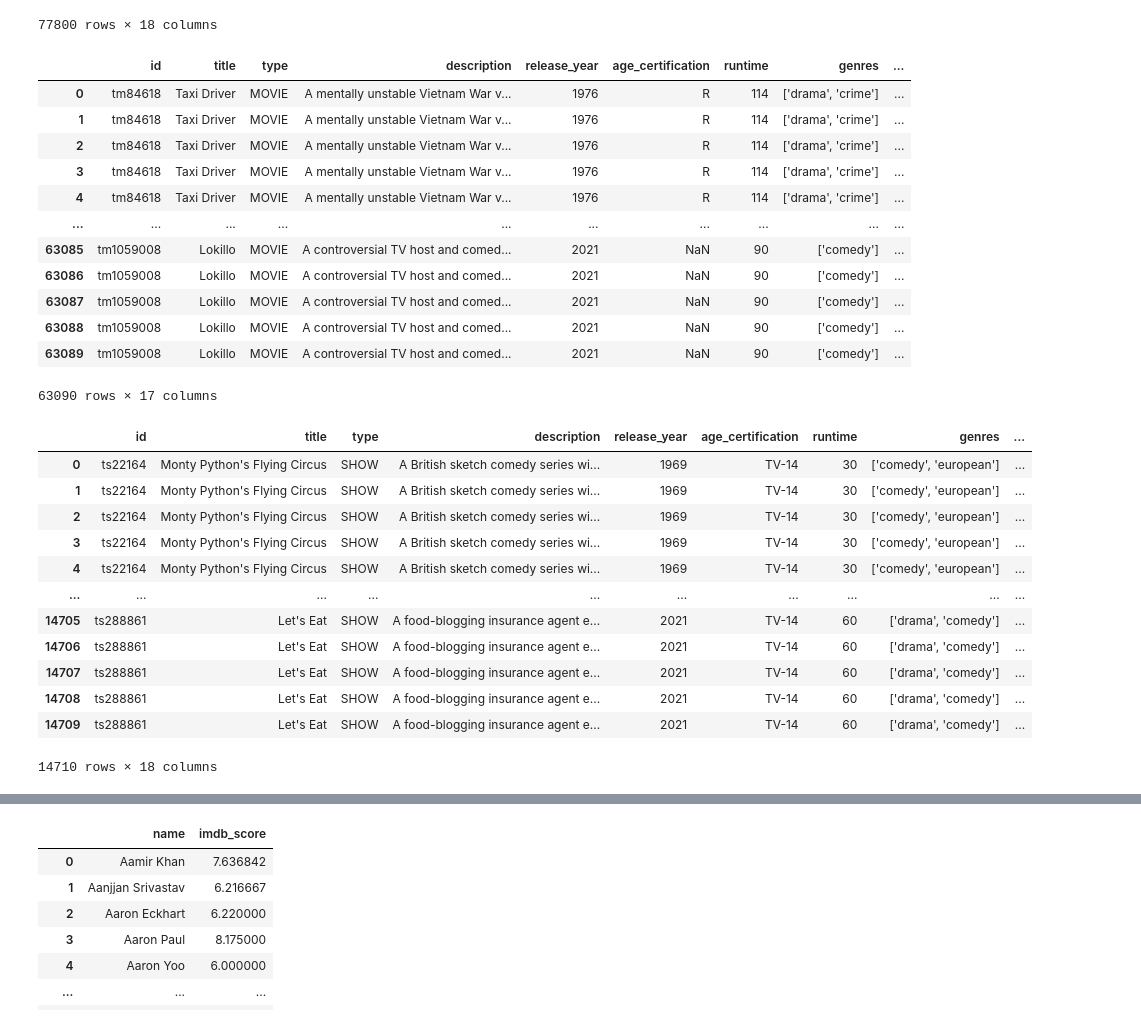
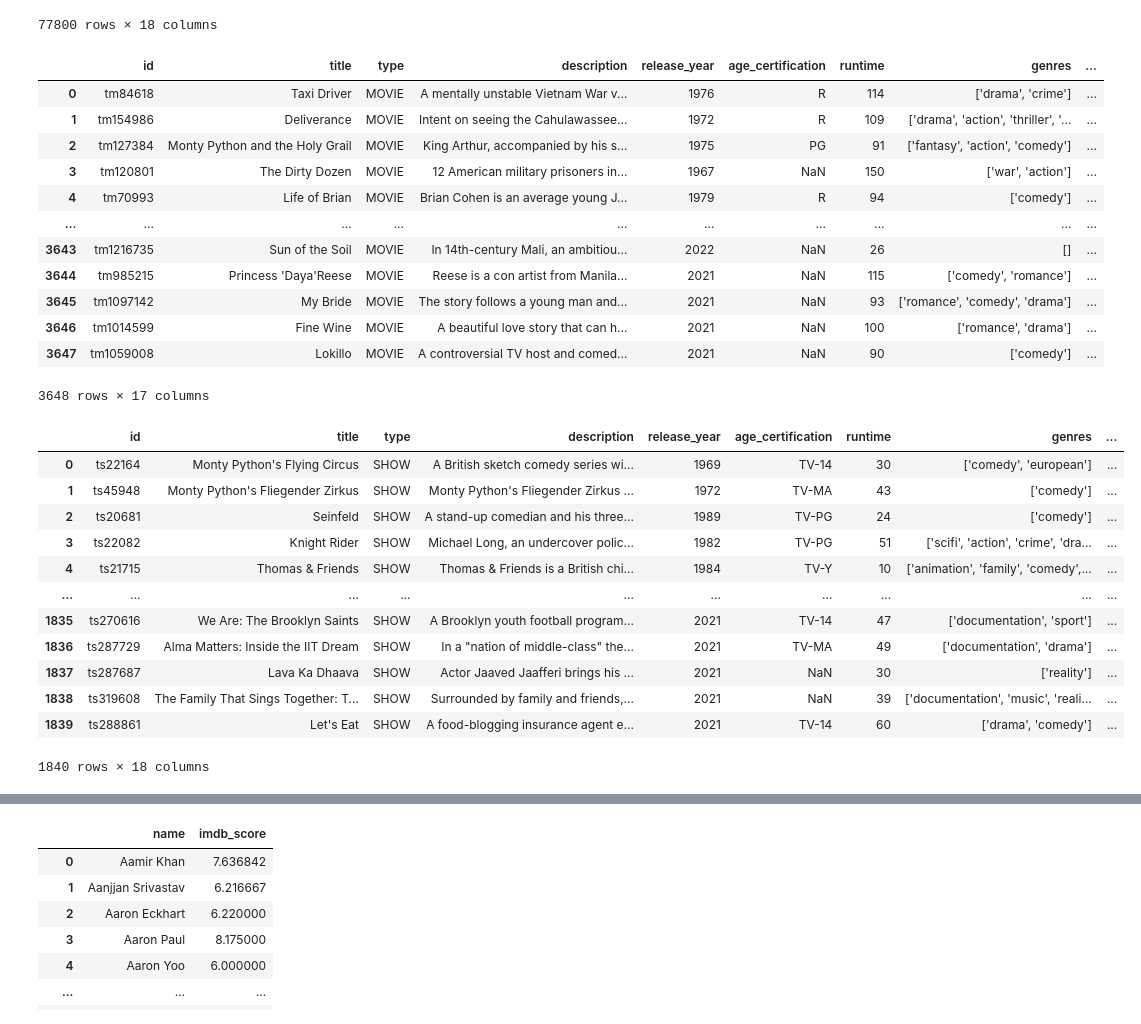
Before and after one commit to Vladboy2/EECS3401FinalProject, a Jupyter notebook: MovieShowPredictor.ipynb, the cells around one changed output, grey strips where cells are left out. Drawn from its saved outputs; the diff is of its cells as text; code cells hidden in the pictures.

```diff
--- a/MovieShowPredictor.ipynb
+++ b/MovieShowPredictor.ipynb
@@ -102,39 +105,39 @@ combined_df
 | 77800 | tm1059008 | Lokillo | MOVIE | A controversial TV host and comed... | 2021 | NaN | 90 | ['comedy'] | ... |
 77800 rows × 18 columns
 # %%
-movies = combined_df[combined_df['type'] != 'SHOW']
+movies = grouped_combined_df[grouped_combined_df['type'] != 'SHOW']
 movies = movies.drop('seasons', axis=1)
 movies.reset_index(drop=True, inplace=True)
 movies
 # %% [output]
 |  | id | title | type | description | release_year | age_certification | runtime | genres | ... |
 | 0 | tm84618 | Taxi Driver | MOVIE | A mentally unstable Vietnam War v... | 1976 | R | 114 | ['drama', 'crime'] | ... |
-| 1 | tm84618 | Taxi Driver | MOVIE | A mentally unstable Vietnam War v... | 1976 | R | 114 | ['drama', 'crime'] | ... |
-| 2 | tm84618 | Taxi Driver | MOVIE | A mentally unstable Vietnam War v... | 1976 | R | 114 | ['drama', 'crime'] | ... |
-| 3 | tm84618 | Taxi Driver | MOVIE | A mentally unstable Vietnam War v... | 1976 | R | 114 | ['drama', 'crime'] | ... |
-| 4 | tm84618 | Taxi Driver | MOVIE | A mentally unstable Vietnam War v... | 1976 | R | 114 | ['drama', 'crime'] | ... |
+| 1 | tm154986 | Deliverance | MOVIE | Intent on seeing the Cahulawassee... | 1972 | R | 109 | ['drama', 'action', 'thriller', '... | ... |
+| 2 | tm127384 | Monty Python and the Holy Grail | MOVIE | King Arthur, accompanied by his s... | 1975 | PG | 91 | ['fantasy', 'action', 'comedy'] | ... |
+| 3 | tm120801 | The Dirty Dozen | MOVIE | 12 American military prisoners in... | 1967 | NaN | 150 | ['war', 'action'] | ... |
+| 4 | tm70993 | Life of Brian | MOVIE | Brian Cohen is an average young J... | 1979 | R | 94 | ['comedy'] | ... |
 | ... | ... | ... | ... | ... | ... | ... | ... | ... | ... |
-| 63085 | tm1059008 | Lokillo | MOVIE | A controversial TV host and comed... | 2021 | NaN | 90 | ['comedy'] | ... |
-| 63086 | tm1059008 | Lokillo | MOVIE | A controversial TV host and comed... | 2021 | NaN | 90 | ['comedy'] | ... |
-| 63087 | tm1059008 | Lokillo | MOVIE | A controversial TV host and comed... | 2021 | NaN | 90 | ['comedy'] | ... |
-| 63088 | tm1059008 | Lokillo | MOVIE | A controversial TV host and comed... | 2021 | NaN | 90 | ['comedy'] | ... |
-| 63089 | tm1059008 | Lokillo | MOVIE | A controversial TV host and comed... | 2021 | NaN | 90 | ['comedy'] | ... |
+| 3643 | tm1216735 | Sun of the Soil | MOVIE | In 14th-century Mali, an ambitiou... | 2022 | NaN | 26 | [] | ... |
+| 3644 | tm985215 | Princess 'Daya'Reese | MOVIE | Reese is a con artist from Manila... | 2021 | NaN | 115 | ['comedy', 'romance'] | ... |
+| 3645 | tm1097142 | My Bride | MOVIE | The story follows a young man and... | 2021 | NaN | 93 | ['romance', 'comedy', 'drama'] | ... |
+| 3646 | tm1014599 | Fine Wine | MOVIE | A beautiful love story that can h... | 2021 | NaN | 100 | ['romance', 'drama'] | ... |
+| 3647 | tm1059008 | Lokillo | MOVIE | A controversial TV host and comed... | 2021 | NaN | 90 | ['comedy'] | ... |
-63090 rows × 17 columns
+3648 rows × 17 columns
 # %%
-shows = combined_df[combined_df['type'] != 'MOVIE']
+shows = grouped_combined_df[grouped_combined_df['type'] != 'MOVIE']
 shows.reset_index(drop=True, inplace=True)
 shows
 # %% [output]
 |  | id | title | type | description | release_year | age_certification | runtime | genres | ... |
 | 0 | ts22164 | Monty Python's Flying Circus | SHOW | A British sketch comedy series wi... | 1969 | TV-14 | 30 | ['comedy', 'european'] | ... |
-| 1 | ts22164 | Monty Python's Flying Circus | SHOW | A British sketch comedy series wi... | 1969 | TV-14 | 30 | ['comedy', 'european'] | ... |
-| 2 | ts22164 | Monty Python's Flying Circus | SHOW | A British sketch comedy series wi... | 1969 | TV-14 | 30 | ['comedy', 'european'] | ... |
-| 3 | ts22164 | Monty Python's Flying Circus | SHOW | A British sketch comedy series wi... | 1969 | TV-14 | 30 | ['comedy', 'european'] | ... |
-| 4 | ts22164 | Monty Python's Flying Circus | SHOW | A British sketch comedy series wi... | 1969 | TV-14 | 30 | ['comedy', 'european'] | ... |
+| 1 | ts45948 | Monty Python's Fliegender Zirkus | SHOW | Monty Python's Fliegender Zirkus ... | 1972 | TV-MA | 43 | ['comedy'] | ... |
+| 2 | ts20681 | Seinfeld | SHOW | A stand-up comedian and his three... | 1989 | TV-PG | 24 | ['comedy'] | ... |
+| 3 | ts22082 | Knight Rider | SHOW | Michael Long, an undercover polic... | 1982 | TV-PG | 51 | ['scifi', 'action', 'crime', 'dra... | ... |
+| 4 | ts21715 | Thomas & Friends | SHOW | Thomas & Friends is a British chi... | 1984 | TV-Y | 10 | ['animation', 'family', 'comedy',... | ... |
 | ... | ... | ... | ... | ... | ... | ... | ... | ... | ... |
-| 14705 | ts288861 | Let's Eat | SHOW | A food-blogging insurance agent e... | 2021 | TV-14 | 60 | ['drama', 'comedy'] | ... |
-| 14706 | ts288861 | Let's Eat | SHOW | A food-blogging insurance agent e... | 2021 | TV-14 | 60 | ['drama', 'comedy'] | ... |
-| 14707 | ts288861 | Let's Eat | SHOW | A food-blogging insurance agent e... | 2021 | TV-14 | 60 | ['drama', 'comedy'] | ... |
-| 14708 | ts288861 | Let's Eat | SHOW | A food-blogging insurance agent e... | 2021 | TV-14 | 60 | ['drama', 'comedy'] | ... |
-| 14709 | ts288861 | Let's Eat | SHOW | A food-blogging insurance agent e... | 2021 | TV-14 | 60 | ['drama', 'comedy'] | ... |
+| 1835 | ts270616 | We Are: The Brooklyn Saints | SHOW | A Brooklyn youth football program... | 2021 | TV-14 | 47 | ['documentation', 'sport'] | ... |
+| 1836 | ts287729 | Alma Matters: Inside the IIT Dream | SHOW | In a "nation of middle-class" the... | 2021 | TV-MA | 49 | ['documentation', 'drama'] | ... |
+| 1837 | ts287687 | Lava Ka Dhaava | SHOW | Actor Jaaved Jaafferi brings his ... | 2021 | NaN | 30 | ['reality'] | ... |
+| 1838 | ts319608 | The Family That Sings Together: T... | SHOW | Surrounded by family and friends,... | 2021 | NaN | 39 | ['documentation', 'music', 'reali... | ... |
+| 1839 | ts288861 | Let's Eat | SHOW | A food-blogging insurance agent e... | 2021 | TV-14 | 60 | ['drama', 'comedy'] | ... |
-14710 rows × 18 columns
+1840 rows × 18 columns
```
Also changed, not shown: parts of 5 cells of this notebook.
